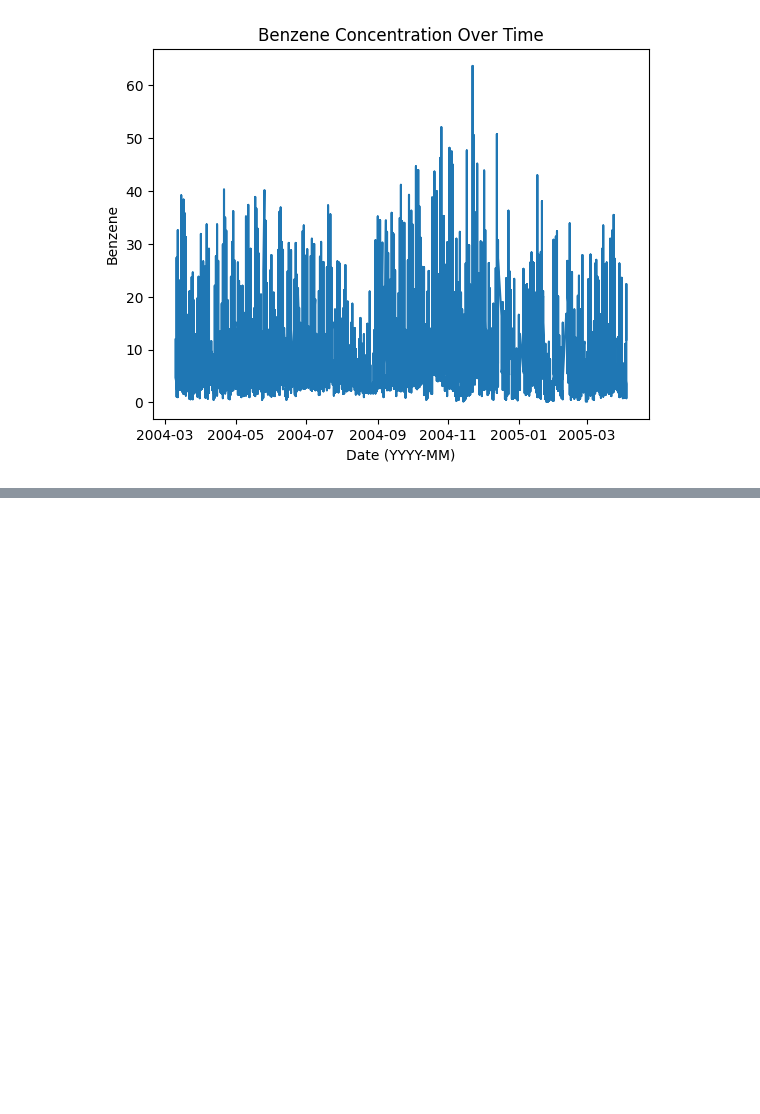
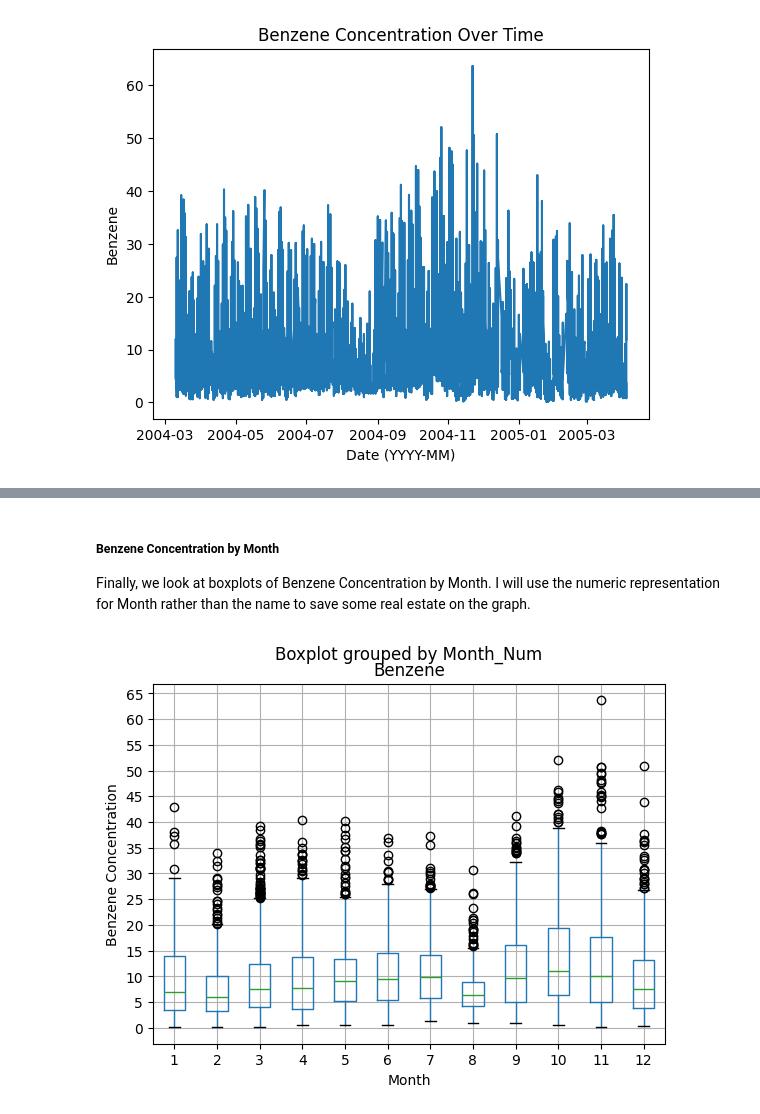
Before and after one commit to plindma/ST-554-Project1, a Jupyter notebook: Task2/ST554Project1Task2_Loring.ipynb, the cells around one changed output, grey strips where cells are left out. Saved outputs shown, nothing was run; the diff lists cells and outputs as text; code cells hidden in the pictures; blank space fills up the shorter version.

```diff
--- a/Task2/ST554Project1Task2_Loring.ipynb
+++ b/Task2/ST554Project1Task2_Loring.ipynb
@@ -471,0 +443,11 @@ dtype: float64
+# %% [markdown]
+##### **Benzene Concentration by Month**
+Finally, we look at boxplots of Benzene Concentration by Month. I will use the numeric representation for Month rather than the name to save some real estate on the graph.
+# %%
+air_qual_sub.boxplot(column = ["Benzene"], by = "Month_Num")
+plt.xlabel("Month")
+plt.ylabel("Benzene Concentration")
+plt.yticks([0, 5, 10, 15, 20, 25, 30, 35, 40, 45, 50, 55, 60, 65])
+plt.show() #eliminates printed text output regarding the use of plt.yticks
+# %% [output]
+[figure, added]
```
Also changed, not shown: parts of 12 cells of this notebook.
